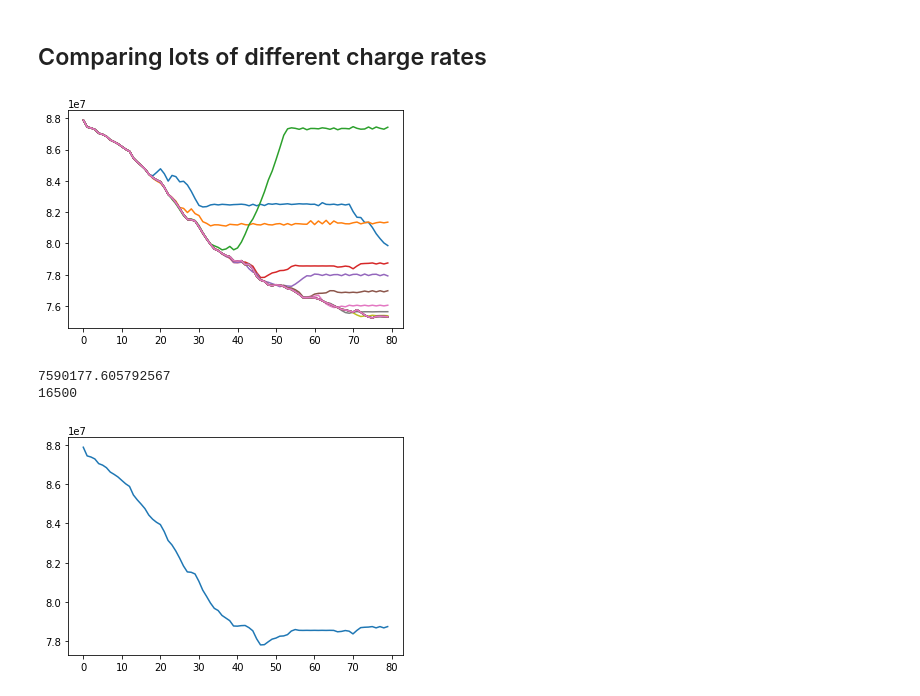
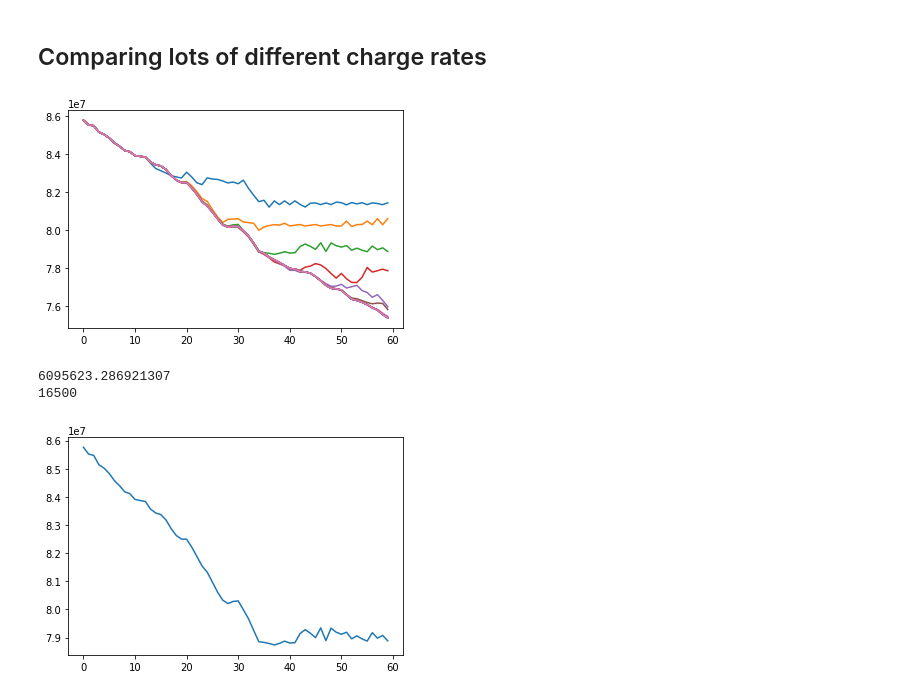
Before and after one commit to o-gent/uk-grid-analysis, a Jupyter notebook: model.ipynb, the cells around one changed output. Cells and saved outputs as stored; diff of their text form; code cells hidden in the pictures.

```diff
--- a/model.ipynb
+++ b/model.ipynb
@@ -3,7 +3,7 @@ import numpy as np
 import pandas as pd
 import matplotlib.pyplot as plt
 
-df = pd.read_csv("data/avg_price_demand_OCT_NOV_2021.csv")
+df = pd.read_csv("avg_price_demand_AUG_1_OCT_25_2021.csv")
 df = df.set_index("hour")
 # %%
 
@@ -272,6 +275,8 @@ def model3(dfc, battery_size=30, max_charge_rate=2000, stop_point=0):
     dfc["charge"] = 0
     dfc["discharge"] = 0
 
+    num_23s = 0 # bodge as getting issues with discharging to last hour
+
     for i in range(battery_size * int(1000/amount)):
 
         if i == stop_point:
@@ -286,6 +291,13 @@ def model3(dfc, battery_size=30, max_charge_rate=2000, stop_point=0):
         looking = True
         highest_index = 1
         while looking:
+            maxh = dfc["price_prediction_2d"].nlargest(highest_index).index.values[-1]
+
+            if maxh == 23: # bodge
+                num_23s += 1
+                if num_23s > 0:
+                    highest_index += 1
+
             maxh = dfc["price_prediction_2d"].nlargest(highest_index).index.values[-1]
 
             if dfc.at[maxh, "discharge"] >= max_discharge_rate:
@@ -508,15 +521,15 @@ for i in range(3,20):
     diffs.append(diff)
     cost_saves.append(cost_save)
 # %% [output]
-[figure, old version]
+[figure, new version]
 # %%
 # I tried to find an automatic way of detecting when more energy storage was useless but couldn't, i did it manually
-no = 3
+no = 2
 plt.plot(range(len(cost_saves[no])), cost_saves[no])
 stop_point = 32
 print(cost_saves[no][0] - cost_saves[no][stop_point])
 print(500 * (stop_point+1))
 # %% [output]
-7590177.605792567
+6095623.286921307
 16500
-[figure, old version]
+[figure, new version]
```
Also changed, not shown: parts of 19 cells of this notebook, 14 other files.
